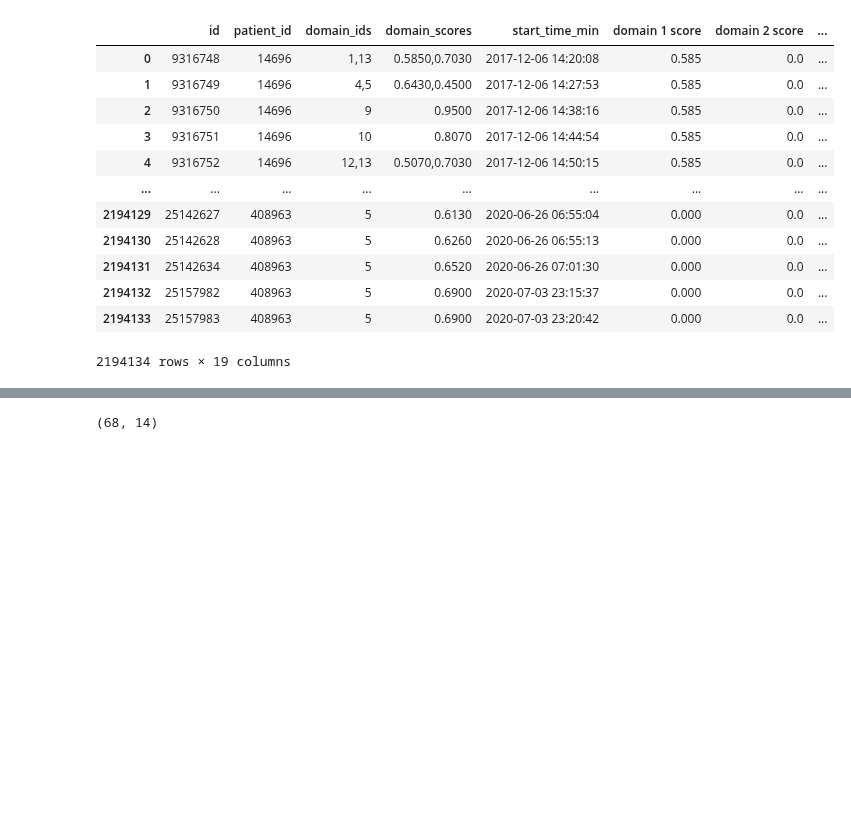
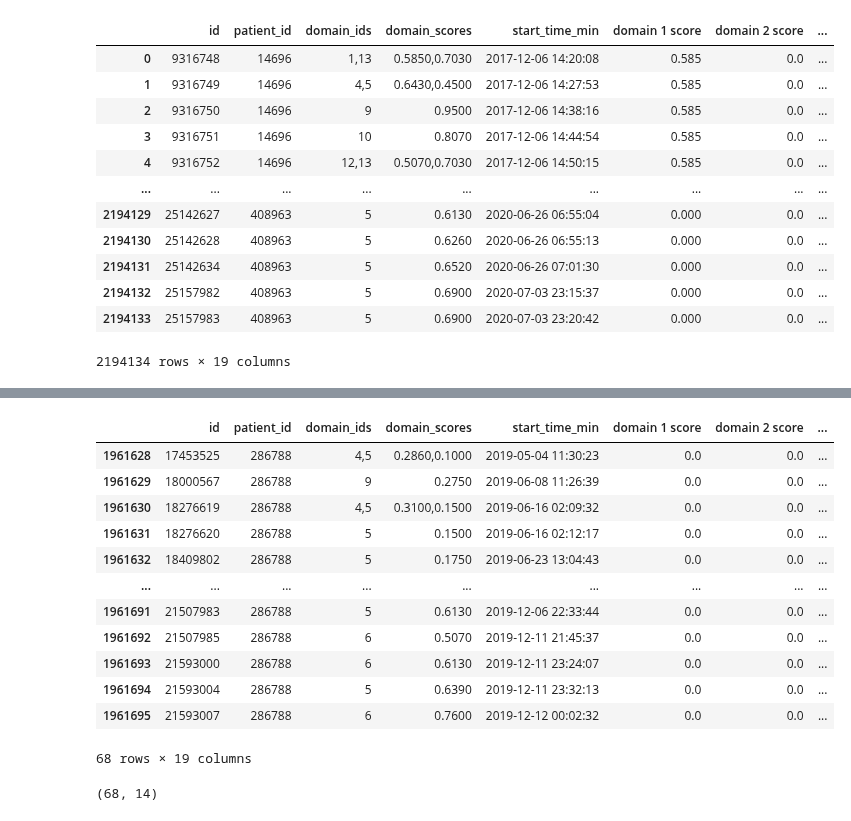
Before and after one commit to twchen88/ct_research, a Jupyter notebook: masking.ipynb, the cells around one changed output, grey strips where cells are left out. Saved outputs shown, nothing was run; the diff lists cells and outputs as text; code cells hidden in the pictures; blank space fills up the shorter version.

```diff
--- a/masking.ipynb
+++ b/masking.ipynb
@@ -426,6 +520,22 @@ pid
 pid = 286788
 # %%
 column_names = ["domain %d score" % i for i in range(1, 15)]
+# %%
+data[data.patient_id == pid]
+# %% [output]
+|  | id | patient_id | domain_ids | domain_scores | start_time_min | domain 1 score | domain 2 score | ... |
+| 1961628 | 17453525 | 286788 | 4,5 | 0.2860,0.1000 | 2019-05-04 11:30:23 | 0.0 | 0.0 | ... |
+| 1961629 | 18000567 | 286788 | 9 | 0.2750 | 2019-06-08 11:26:39 | 0.0 | 0.0 | ... |
+| 1961630 | 18276619 | 286788 | 4,5 | 0.3100,0.1500 | 2019-06-16 02:09:32 | 0.0 | 0.0 | ... |
+| 1961631 | 18276620 | 286788 | 5 | 0.1500 | 2019-06-16 02:12:17 | 0.0 | 0.0 | ... |
+| 1961632 | 18409802 | 286788 | 5 | 0.1750 | 2019-06-23 13:04:43 | 0.0 | 0.0 | ... |
+| ... | ... | ... | ... | ... | ... | ... | ... | ... |
+| 1961691 | 21507983 | 286788 | 5 | 0.6130 | 2019-12-06 22:33:44 | 0.0 | 0.0 | ... |
+| 1961692 | 21507985 | 286788 | 6 | 0.5070 | 2019-12-11 21:45:37 | 0.0 | 0.0 | ... |
+| 1961693 | 21593000 | 286788 | 6 | 0.6130 | 2019-12-11 23:24:07 | 0.0 | 0.0 | ... |
+| 1961694 | 21593004 | 286788 | 5 | 0.6390 | 2019-12-11 23:32:13 | 0.0 | 0.0 | ... |
+| 1961695 | 21593007 | 286788 | 6 | 0.7600 | 2019-12-12 00:02:32 | 0.0 | 0.0 | ... |
+68 rows × 19 columns
 # %%
 def get_score(data : pd.DataFrame):
     updated_domain_pct = dict() # keeps updated domain pct
```
Also changed, not shown: parts of 21 cells of this notebook, 1 other file.
